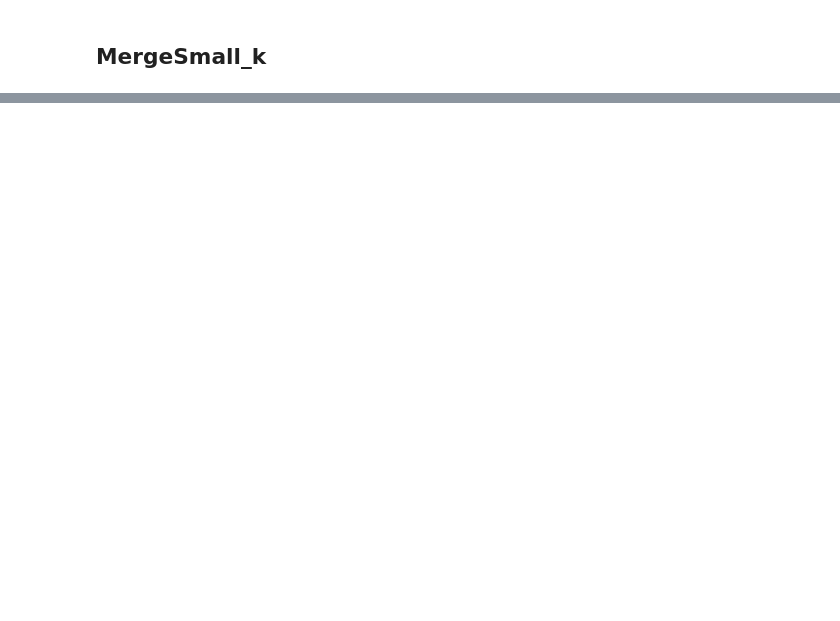
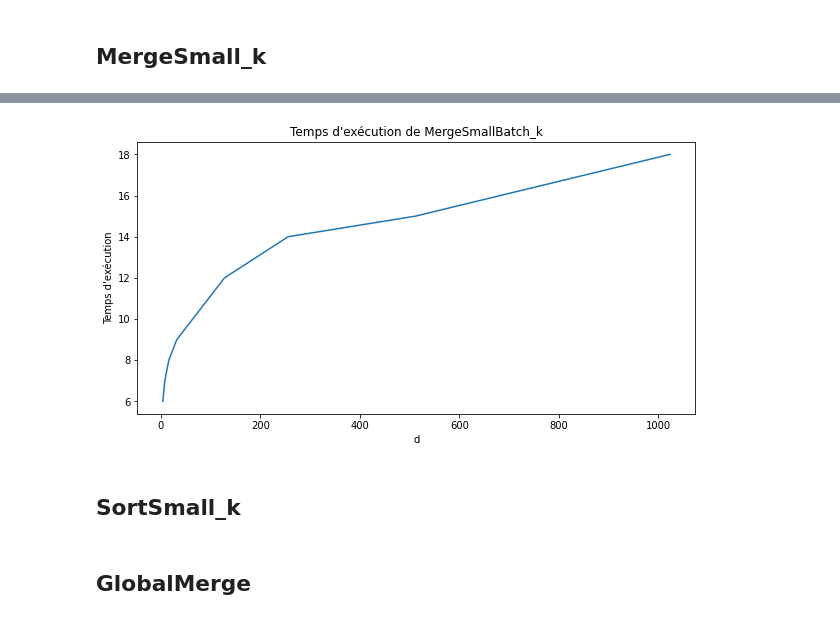
Before and after one commit to Poubenne/HPC_Project_5A, a Jupyter notebook: plots.ipynb, the cells around one changed output, grey strips where cells are left out. Cells and saved outputs as stored; diff of their text form; code cells hidden in the pictures; blank space fills up the shorter version.

```diff
--- a/plots.ipynb
+++ b/plots.ipynb
@@ -17,0 +21,17 @@ plt.show()
+# %%
+sizes = [4, 8, 16, 32, 64, 128, 256, 512, 1024]
+#Average execution times in microseconds (Average over 100000 runs)
+exec_times = [6, 7, 8, 9, 10, 12, 14, 15, 18]
+# %%
+plt.figure(figsize=[10,5])
+plt.plot(sizes, exec_times)
+plt.title("Temps d'exécution de MergeSmallBatch_k")
+plt.xlabel("d")
+plt.ylabel("Temps d'exécution")
+plt.show()
+# %% [output]
+[figure, added]
+# %% [markdown]
+## SortSmall_k
+# %% [markdown]
+## GlobalMerge
```
Also changed, not shown: parts of 9 cells of this notebook, 4 other files.
